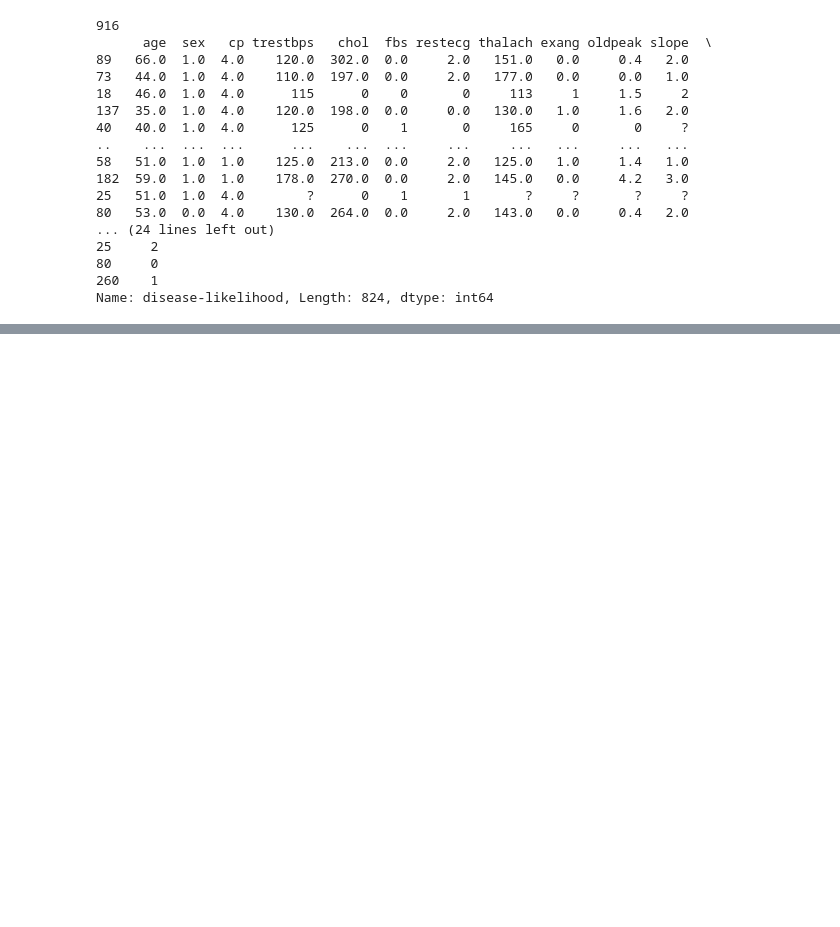
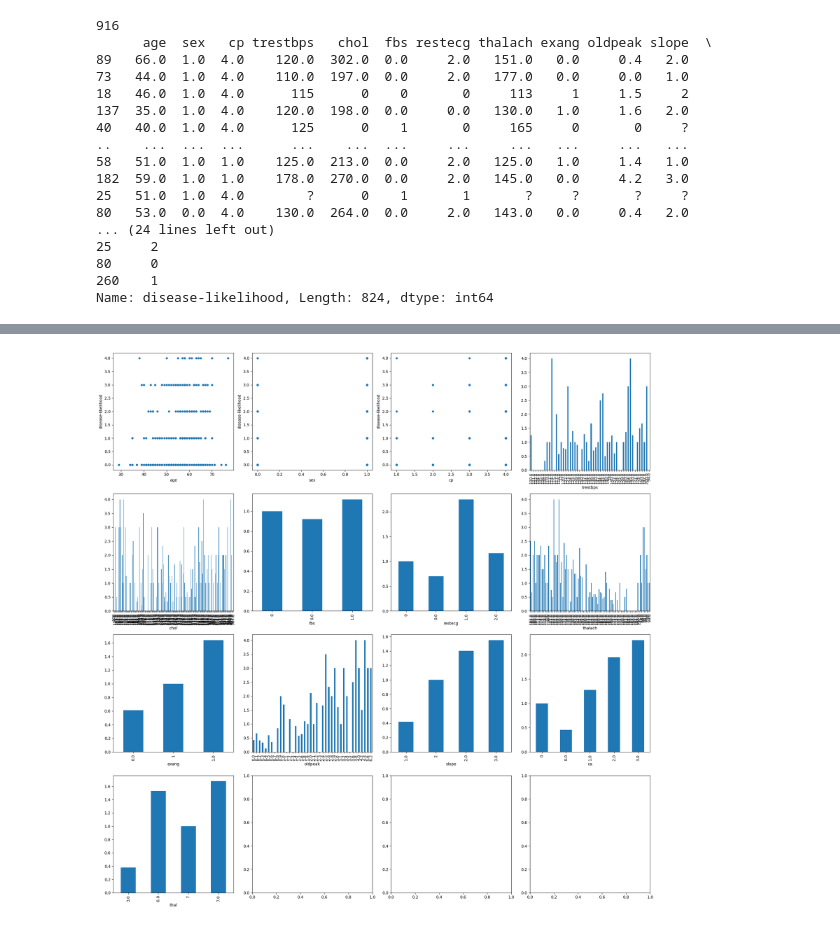
Before and after one commit to Saipranav-Kotamreddy/ECS-171-Project, a Jupyter notebook: heart_disease_risk_model.ipynb, the cells around one changed output, grey strips where cells are left out. Cells and saved outputs as stored; diff of their text form; code cells hidden in the pictures; blank space fills up the shorter version.

```diff
--- a/heart_disease_risk_model.ipynb
+++ b/heart_disease_risk_model.ipynb
@@ -65,3 +68,16 @@ print(y_train)
 Name: disease-likelihood, Length: 824, dtype: int64
 # %%
 #Currently being worked on
+# %%
+# before working on the dataset, replace string '?' with NaN
+import numpy as np
+import matplotlib.pyplot as plt
+
+# Read in the data
+df = pd.read_csv('total_processed_data.csv')
+
+# relace '?'
+df.replace('?', np.nan, inplace=True)
+
+# check
+print(df)
@@ -67,0 +102,18 @@ Name: disease-likelihood, Length: 824, dtype: int64
+# %%
+# visualize the relation between each independent to disease-likelihood
+
+# Create a bar chart for each independent variable
+fig, axs = plt.subplots(nrows=4, ncols=4, figsize=(20, 20))
+axs = axs.flatten()
+
+for i, col in enumerate(df.columns[:-1]):
+    if df[col].dtype == 'object':
+        df.groupby(col)['disease-likelihood'].mean().plot(kind='bar', ax=axs[i])
+    else:
+        df.plot.scatter(x=col, y='disease-likelihood', ax=axs[i])
+
+
+plt.tight_layout()
+plt.show()
+# %% [output]
+[figure, added]
```
Also changed, not shown: parts of 4 cells of this notebook.
